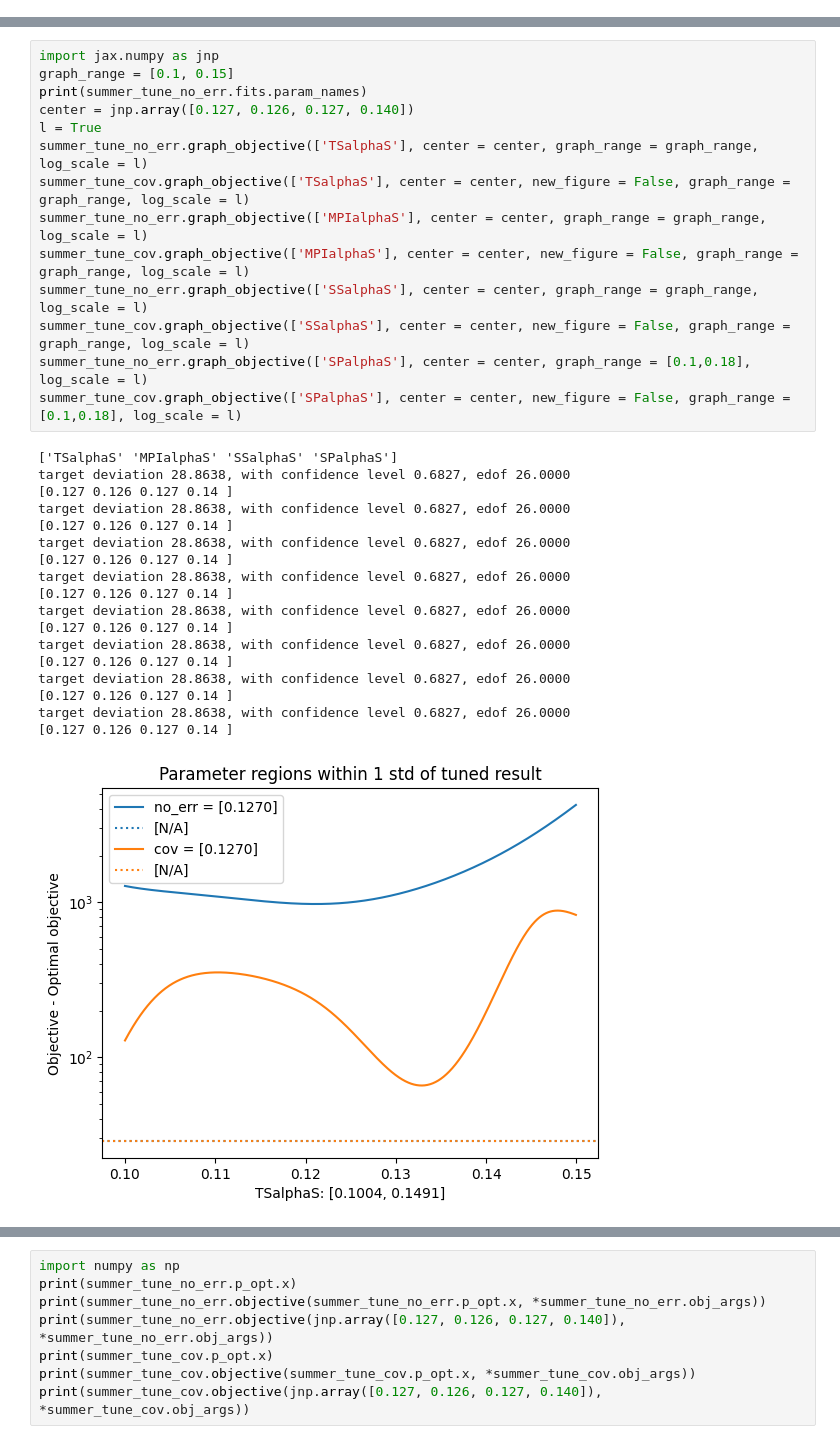
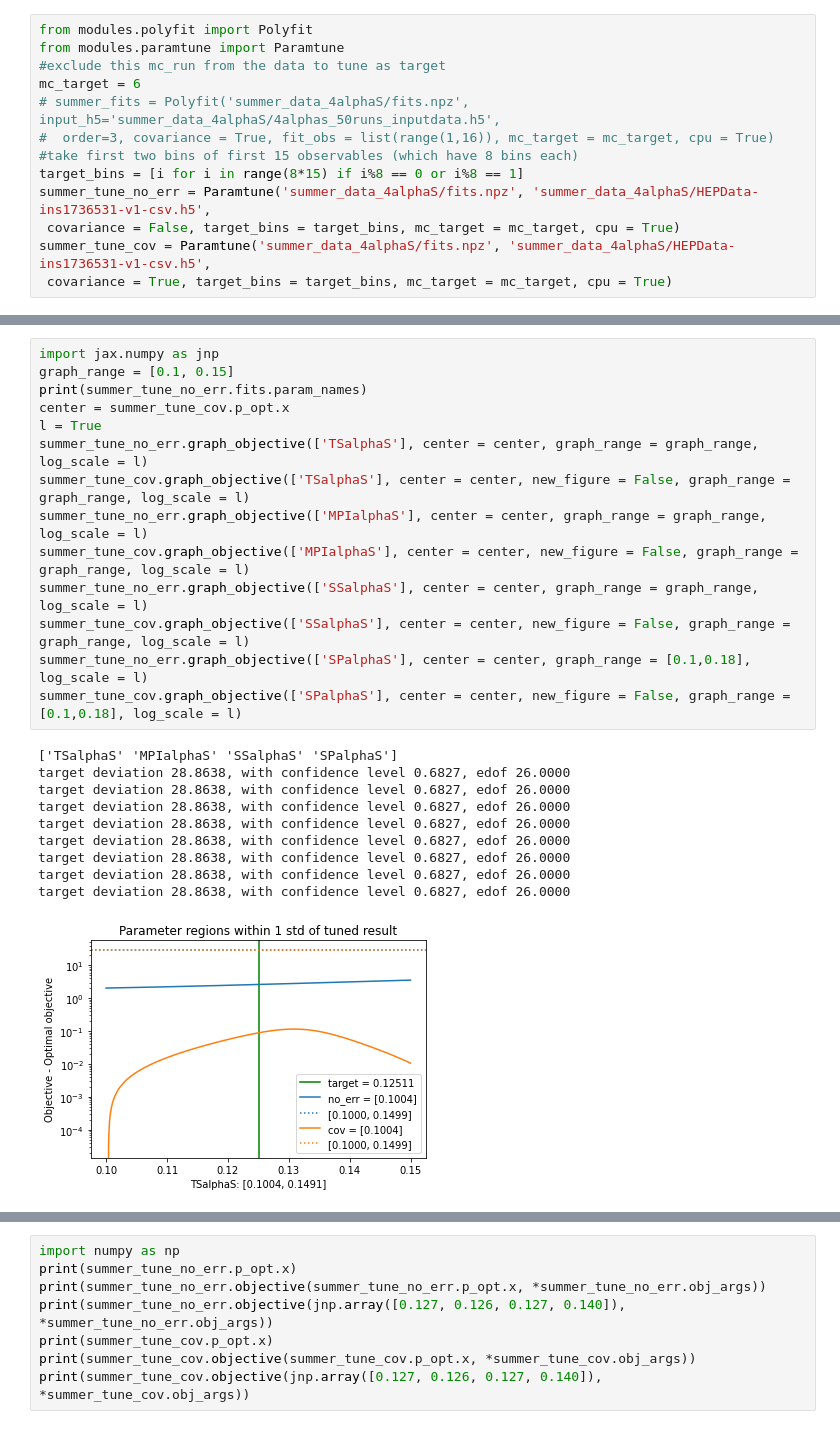
Before and after one commit to Jeffae-Schroff/apprentice-jax, a Jupyter notebook: cori_summer_test_4alphaS.ipynb, the cells around one changed output, grey strips where cells are left out. Cells and saved outputs as stored; diff of their text form.

Commit message:
fixed str error, mc_target 4_alphas added

```diff
--- a/cori_summer_test_4alphaS.ipynb
+++ b/cori_summer_test_4alphaS.ipynb
@@ -31,0 +13,13 @@ Covariance of Tuned Parameters:  [[-7.37383694e-06  2.55650765e-07  2.41290877e-
+# %%
+from modules.polyfit import Polyfit
+from modules.paramtune import Paramtune
+#exclude this mc_run from the data to tune as target
+mc_target = 6
+# summer_fits = Polyfit('summer_data_4alphaS/fits.npz', input_h5='summer_data_4alphaS/4alphas_50runs_inputdata.h5',
+#  order=3, covariance = True, fit_obs = list(range(1,16)), mc_target = mc_target, cpu = True)
+#take first two bins of first 15 observables (which have 8 bins each)
+target_bins = [i for i in range(8*15) if i%8 == 0 or i%8 == 1]
+summer_tune_no_err = Paramtune('summer_data_4alphaS/fits.npz', 'summer_data_4alphaS/HEPData-ins1736531-v1-csv.h5',
+ covariance = False, target_bins = target_bins, mc_target = mc_target, cpu = True)
+summer_tune_cov = Paramtune('summer_data_4alphaS/fits.npz', 'summer_data_4alphaS/HEPData-ins1736531-v1-csv.h5',
+ covariance = True, target_bins = target_bins, mc_target = mc_target, cpu = True)
@@ -38,33 +51,25 @@ Array(112.97551976, dtype=float64)
 # %%
 import jax.numpy as jnp
 graph_range = [0.1, 0.15]
 print(summer_tune_no_err.fits.param_names)
-center = jnp.array([0.127, 0.126, 0.127, 0.140])
+center = summer_tune_cov.p_opt.x
 l = True
 summer_tune_no_err.graph_objective(['TSalphaS'], center = center, graph_range = graph_range, log_scale = l)
 summer_tune_cov.graph_objective(['TSalphaS'], center = center, new_figure = False, graph_range = graph_range, log_scale = l)
 summer_tune_no_err.graph_objective(['MPIalphaS'], center = center, graph_range = graph_range, log_scale = l)
 summer_tune_cov.graph_objective(['MPIalphaS'], center = center, new_figure = False, graph_range = graph_range, log_scale = l)
 summer_tune_no_err.graph_objective(['SSalphaS'], center = center, graph_range = graph_range, log_scale = l)
 summer_tune_cov.graph_objective(['SSalphaS'], center = center, new_figure = False, graph_range = graph_range, log_scale = l)
 summer_tune_no_err.graph_objective(['SPalphaS'], center = center, graph_range = [0.1,0.18], log_scale = l)
 summer_tune_cov.graph_objective(['SPalphaS'], center = center, new_figure = False, graph_range = [0.1,0.18], log_scale = l)
 # %% [output]
 ['TSalphaS' 'MPIalphaS' 'SSalphaS' 'SPalphaS']
 target deviation 28.8638, with confidence level 0.6827, edof 26.0000
-[0.127 0.126 0.127 0.14 ]
 target deviation 28.8638, with confidence level 0.6827, edof 26.0000
-[0.127 0.126 0.127 0.14 ]
 target deviation 28.8638, with confidence level 0.6827, edof 26.0000
-[0.127 0.126 0.127 0.14 ]
 target deviation 28.8638, with confidence level 0.6827, edof 26.0000
-[0.127 0.126 0.127 0.14 ]
 target deviation 28.8638, with confidence level 0.6827, edof 26.0000
-[0.127 0.126 0.127 0.14 ]
 target deviation 28.8638, with confidence level 0.6827, edof 26.0000
-[0.127 0.126 0.127 0.14 ]
 target deviation 28.8638, with confidence level 0.6827, edof 26.0000
-[0.127 0.126 0.127 0.14 ]
 target deviation 28.8638, with confidence level 0.6827, edof 26.0000
-[0.127 0.126 0.127 0.14 ]
-[figure, old version]
+[figure, new version]
```
Also changed, not shown: parts of 6 cells of this notebook, 10 other files.
